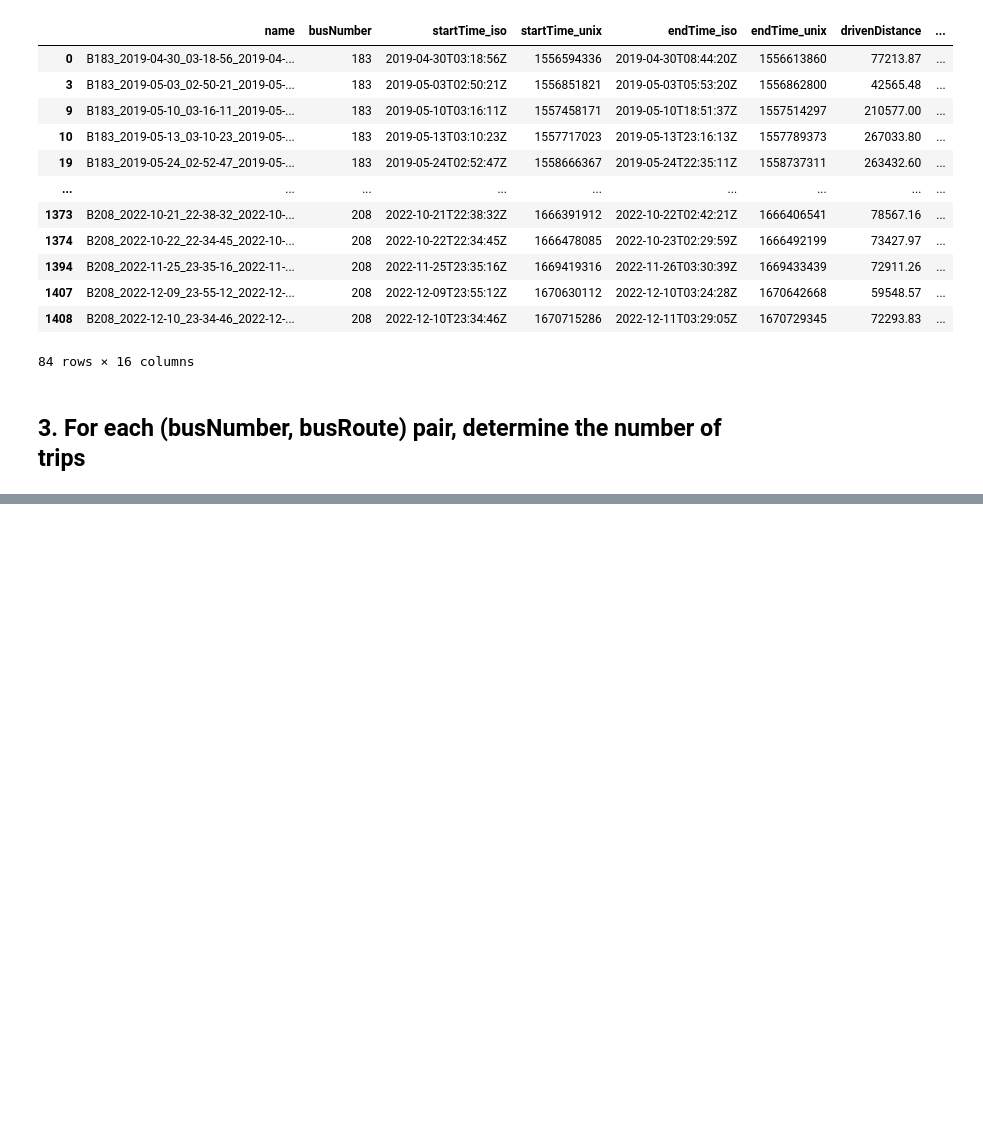
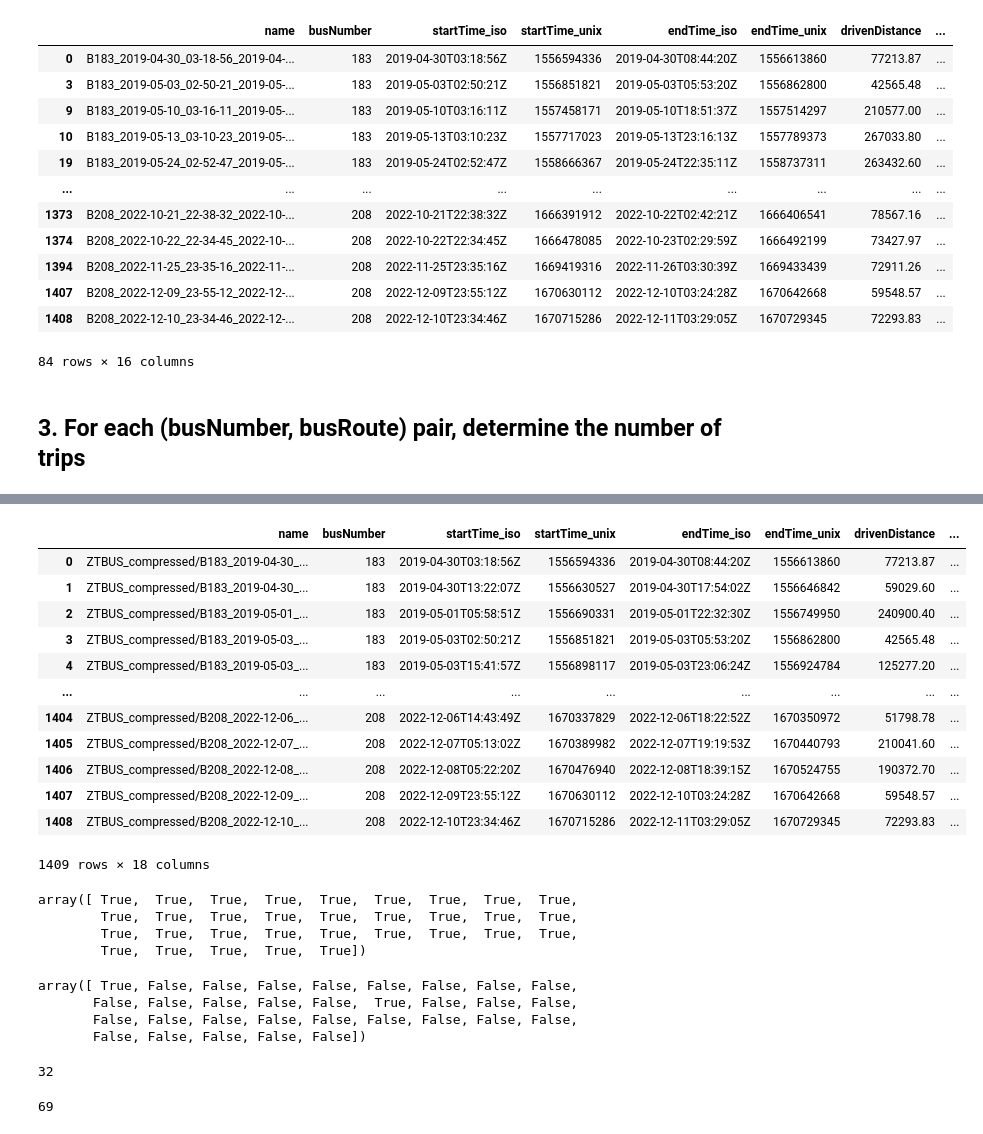
Before and after one commit to CarloArpini/2023-FCS-Project, a Jupyter notebook: Project.ipynb, the cells around one changed output, grey strips where cells are left out. Cells and saved outputs as stored; diff of their text form; code cells hidden in the pictures; blank space fills up the shorter version.

```diff
--- a/Project.ipynb
+++ b/Project.ipynb
@@ -136,0 +213,2 @@ trips[trips['busRoute'].apply(check_not_number)==True]
+# %%
+trips['EnergyRatio']=trips['energyConsumption']/trips['itcs_numberOfPassengers_mean']
@@ -136,0 +298,6 @@ trips[trips['busRoute'].apply(check_not_number)==True]
+# %%
+nome=trips['name']
+
+a=nome[0]
+a='ZTBUS_compressed/'+a+'.csv'
+a
@@ -136,0 +324,8 @@ trips[trips['busRoute'].apply(check_not_number)==True]
+# %%
+trips['StopList']=0
+nome=trips['name']
+for i in range(len(trips)):
+    nome[i]='ZTBUS_compressed/'+nome[i]+'.csv'
+    a=pd.read_csv(nome[i], usecols=['itcs_stopName'])
+    stoplist=a['itcs_stopName'].unique()
+    trips['StopList'][i]=stoplist
@@ -136,0 +350,42 @@ trips[trips['busRoute'].apply(check_not_number)==True]
+# %%
+trips
+# %% [output]
+|  | name | busNumber | startTime_iso | startTime_unix | endTime_iso | endTime_unix | drivenDistance | ... |
+| 0 | ZTBUS_compressed/B183_2019-04-30_... | 183 | 2019-04-30T03:18:56Z | 1556594336 | 2019-04-30T08:44:20Z | 1556613860 | 77213.87 | ... |
+| 1 | ZTBUS_compressed/B183_2019-04-30_... | 183 | 2019-04-30T13:22:07Z | 1556630527 | 2019-04-30T17:54:02Z | 1556646842 | 59029.60 | ... |
+| 2 | ZTBUS_compressed/B183_2019-05-01_... | 183 | 2019-05-01T05:58:51Z | 1556690331 | 2019-05-01T22:32:30Z | 1556749950 | 240900.40 | ... |
+| 3 | ZTBUS_compressed/B183_2019-05-03_... | 183 | 2019-05-03T02:50:21Z | 1556851821 | 2019-05-03T05:53:20Z | 1556862800 | 42565.48 | ... |
+| 4 | ZTBUS_compressed/B183_2019-05-03_... | 183 | 2019-05-03T15:41:57Z | 1556898117 | 2019-05-03T23:06:24Z | 1556924784 | 125277.20 | ... |
+| ... | ... | ... | ... | ... | ... | ... | ... | ... |
+| 1404 | ZTBUS_compressed/B208_2022-12-06_... | 208 | 2022-12-06T14:43:49Z | 1670337829 | 2022-12-06T18:22:52Z | 1670350972 | 51798.78 | ... |
+| 1405 | ZTBUS_compressed/B208_2022-12-07_... | 208 | 2022-12-07T05:13:02Z | 1670389982 | 2022-12-07T19:19:53Z | 1670440793 | 210041.60 | ... |
+| 1406 | ZTBUS_compressed/B208_2022-12-08_... | 208 | 2022-12-08T05:22:20Z | 1670476940 | 2022-12-08T18:39:15Z | 1670524755 | 190372.70 | ... |
+| 1407 | ZTBUS_compressed/B208_2022-12-09_... | 208 | 2022-12-09T23:55:12Z | 1670630112 | 2022-12-10T03:24:28Z | 1670642668 | 59548.57 | ... |
+| 1408 | ZTBUS_compressed/B208_2022-12-10_... | 208 | 2022-12-10T23:34:46Z | 1670715286 | 2022-12-11T03:29:05Z | 1670729345 | 72293.83 | ... |
+1409 rows × 18 columns
+# %%
+trips['StopList'][0]==test['itcs_stopName'].unique()
+# %% [output]
+array([ True,  True,  True,  True,  True,  True,  True,  True,  True,
+        True,  True,  True,  True,  True,  True,  True,  True,  True,
+        True,  True,  True,  True,  True,  True,  True,  True,  True,
+        True,  True,  True,  True,  True])
+# %%
+trips['StopList'][0]==trips['StopList'][1][0:32]
+# %% [output]
+array([ True, False, False, False, False, False, False, False, False,
+       False, False, False, False, False,  True, False, False, False,
+       False, False, False, False, False, False, False, False, False,
+       False, False, False, False, False])
+# %%
+trips['StopList'][0].size
+# %% [output]
+32
+# %%
+L=0
+for i in range(len(trips)):
+    if L<trips['StopList'][i].size:
+        L=trips['StopList'][i].size
+L
+# %% [output]
+69
```
Also changed, not shown: parts of 41 cells of this notebook.
